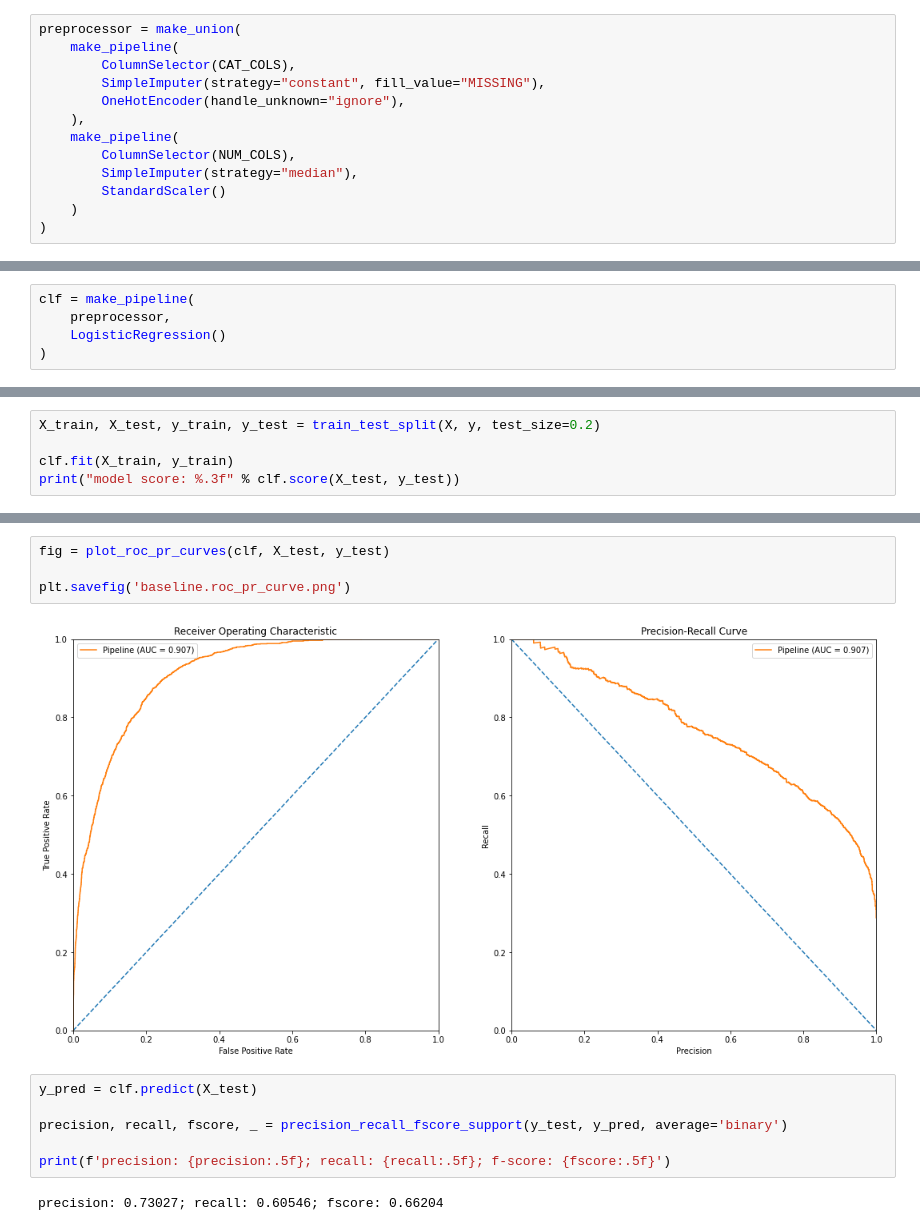
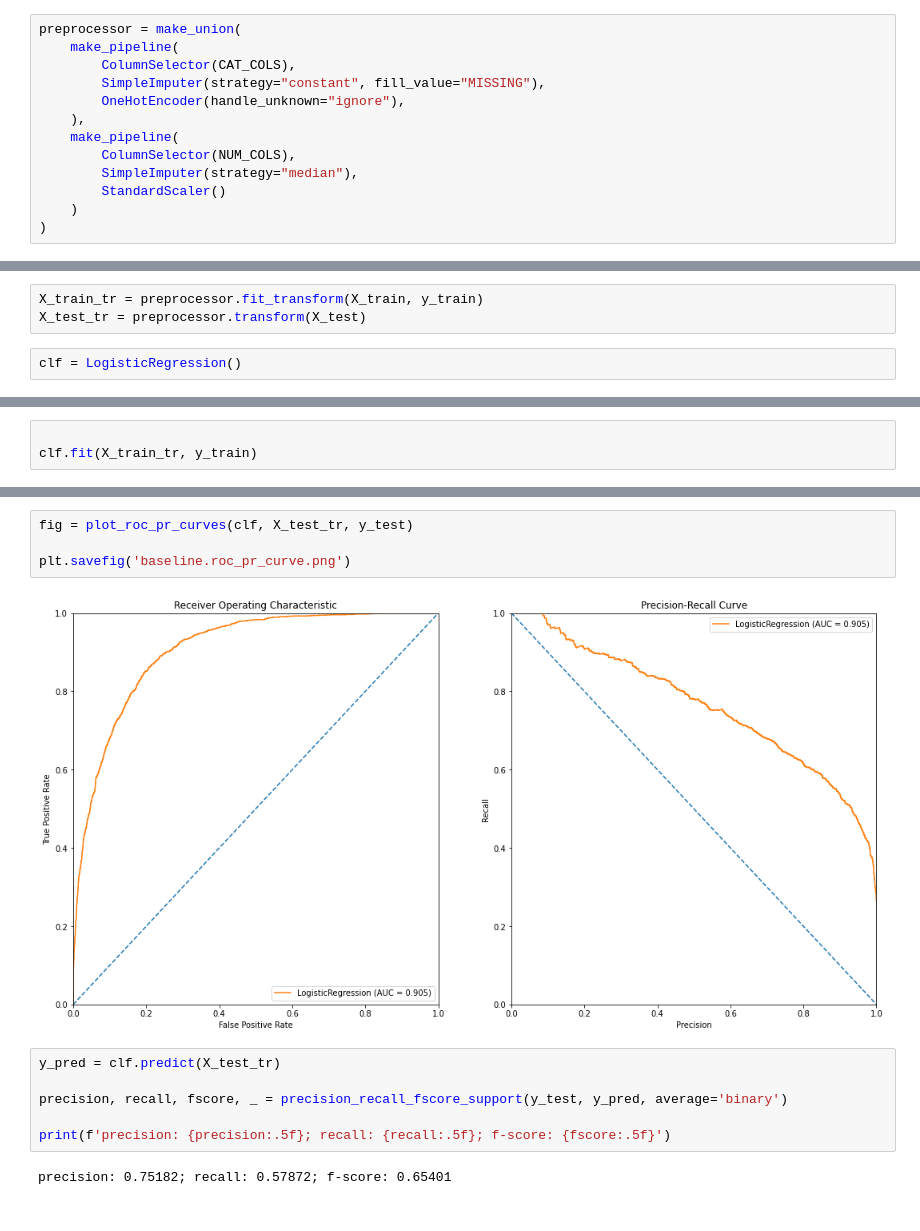
Before and after one commit to davideanastasia/data-science-e2e, a Jupyter notebook: notebooks/01__baseline.ipynb, the cells around one changed output, grey strips where cells are left out. Drawn from its saved outputs; the diff is of its cells as text.

```diff
--- a/notebooks/01__baseline.ipynb
+++ b/notebooks/01__baseline.ipynb
@@ -76,5 +50,5 @@ FeatureUnion(transformer_list=[('pipeline-1',
+# %%
+X_train_tr = preprocessor.fit_transform(X_train, y_train)
+X_test_tr = preprocessor.transform(X_test)
 # %%
-clf = make_pipeline(
-    preprocessor,
-    LogisticRegression()
-)
+clf = LogisticRegression()
@@ -101,5 +54,0 @@ Pipeline(steps=[('featureunion',
-# %%
-X_train, X_test, y_train, y_test = train_test_split(X, y, test_size=0.2)
-
-clf.fit(X_train, y_train)
-print("model score: %.3f" % clf.score(X_test, y_test))
@@ -107,0 +55,3 @@ model score: 0.851
+# %%
+
+clf.fit(X_train_tr, y_train)
@@ -113,16 +69,16 @@ cm_display = ConfusionMatrixDisplay(cm).plot()
 # %% [output]
 [figure]
 # %%
-fig = plot_roc_pr_curves(clf, X_test, y_test)
+fig = plot_roc_pr_curves(clf, X_test_tr, y_test)
 
 plt.savefig('baseline.roc_pr_curve.png')
 # %% [output]
-[figure, old version]
+[figure, new version]
 # %%
-y_pred = clf.predict(X_test)
+y_pred = clf.predict(X_test_tr)
 
 precision, recall, fscore, _ = precision_recall_fscore_support(y_test, y_pred, average='binary')
 
 print(f'precision: {precision:.5f}; recall: {recall:.5f}; f-score: {fscore:.5f}')
 # %% [output]
-precision: 0.73027; recall: 0.60546; fscore: 0.66204
+precision: 0.75182; recall: 0.57872; f-score: 0.65401
```
Also changed, not shown: parts of 14 cells of this notebook, 11 other files.
